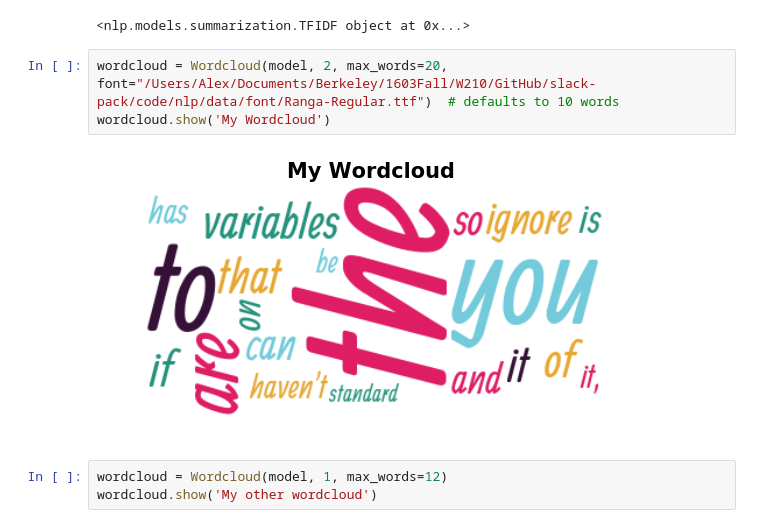
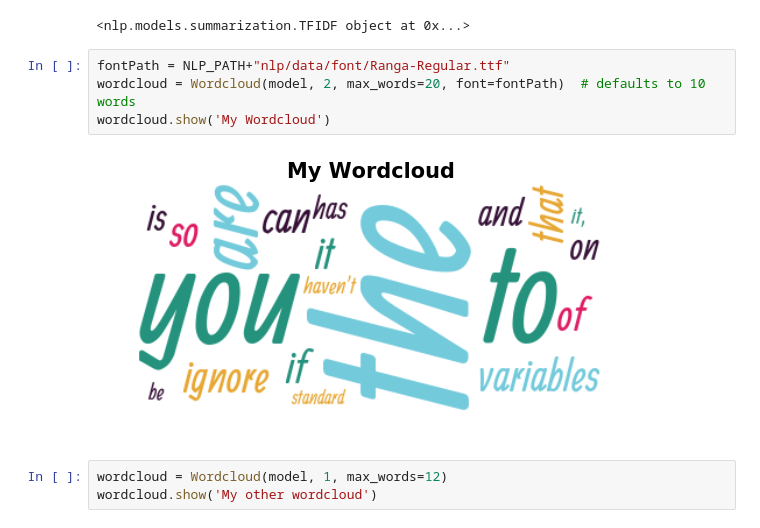
Before and after one commit to woneiros/slack-pack, a Jupyter notebook: code/notebooks/visualizing_topics.ipynb, the cells around one changed output. Saved outputs shown, nothing was run; the diff lists cells and outputs as text.

Commit message:
making font less about alex's directories

```diff
--- a/code/notebooks/visualizing_topics.ipynb
+++ b/code/notebooks/visualizing_topics.ipynb
@@ -53,10 +53,11 @@ print model
 # %% [output]
 <nlp.models.summarization.TFIDF object at 0x...>
 # %%
-wordcloud = Wordcloud(model, 2, max_words=20, font="/Users/Alex/Documents/Berkeley/1603Fall/W210/GitHub/slack-pack/code/nlp/data/font/Ranga-Regular.ttf")  # defaults to 10 words
+fontPath = NLP_PATH+"nlp/data/font/Ranga-Regular.ttf"
+wordcloud = Wordcloud(model, 2, max_words=20, font=fontPath)  # defaults to 10 words
 wordcloud.show('My Wordcloud')
 # %% [output]
-[figure, old version]
+[figure, new version]
 # %%
 wordcloud = Wordcloud(model, 1, max_words=12)
 wordcloud.show('My other wordcloud')
```
